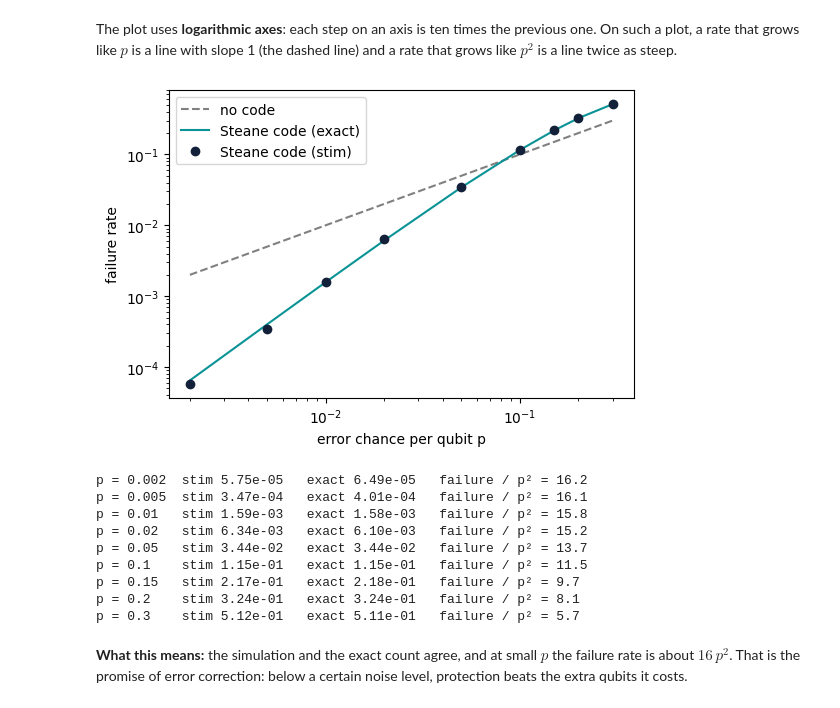
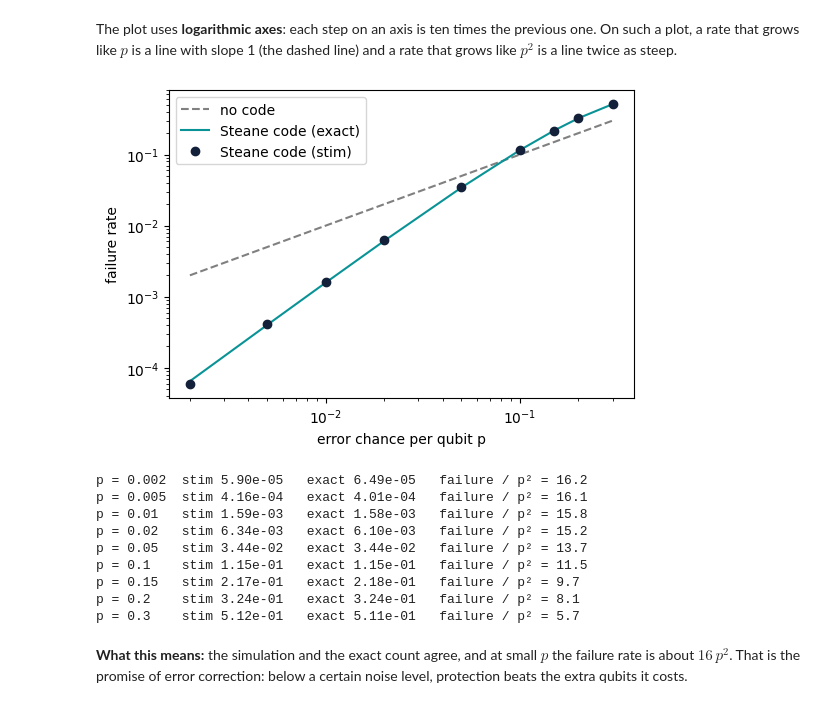
Before and after one commit to MaldoAlberto/steane-code, a Jupyter notebook: steane_demo.ipynb, the cells around one changed output. Saved outputs shown, nothing was run; the diff lists cells and outputs as text; code cells hidden in the pictures.

```diff
--- a/steane_demo.ipynb
+++ b/steane_demo.ipynb
@@ -542,21 +543,22 @@ rate that grows like $p$ is a line with slope 1 (the dashed line) and a rate tha
 twice as steep.
 # %%
 ps = np.array([0.002, 0.005, 0.01, 0.02, 0.05, 0.1, 0.15, 0.2, 0.3])
-sim_rate = np.array([failure_rate(p, seed=11 + i) for i, p in enumerate(ps)])
+sim_rate = np.array([failure_rate(p, shots=2_000_000 if p < 0.01 else 400_000, seed=11 + i)
+                     for i, p in enumerate(ps)])
 exact_rate = np.array([exact_failure_rate(p) for p in ps])
 
 fig, ax = plt.subplots(figsize=(6, 4))
 ax.loglog(ps, ps, "--", color="gray", label="no code")
 ax.loglog(ps, exact_rate, "-", color="#0A9396", label="Steane code (exact)")
 ax.loglog(ps, sim_rate, "o", color="#13203A", label="Steane code (stim)")
 ax.set_xlabel("error chance per qubit p"); ax.set_ylabel("failure rate"); ax.legend(); plt.show()
 
 for p, s, e in zip(ps, sim_rate, exact_rate):
     print(f"p = {p:<6} stim {s:.2e}   exact {e:.2e}   failure / p² = {e / p**2:.1f}")
 # %% [output]
-[figure, old version]
+[figure, new version]
-p = 0.002  stim 5.75e-05   exact 6.49e-05   failure / p² = 16.2
-p = 0.005  stim 3.47e-04   exact 4.01e-04   failure / p² = 16.1
+p = 0.002  stim 5.90e-05   exact 6.49e-05   failure / p² = 16.2
+p = 0.005  stim 4.16e-04   exact 4.01e-04   failure / p² = 16.1
 p = 0.01   stim 1.59e-03   exact 1.58e-03   failure / p² = 15.8
 p = 0.02   stim 6.34e-03   exact 6.10e-03   failure / p² = 15.2
 p = 0.05   stim 3.44e-02   exact 3.44e-02   failure / p² = 13.7
```
Also changed, not shown: parts of 5 cells of this notebook, 2 other files.
